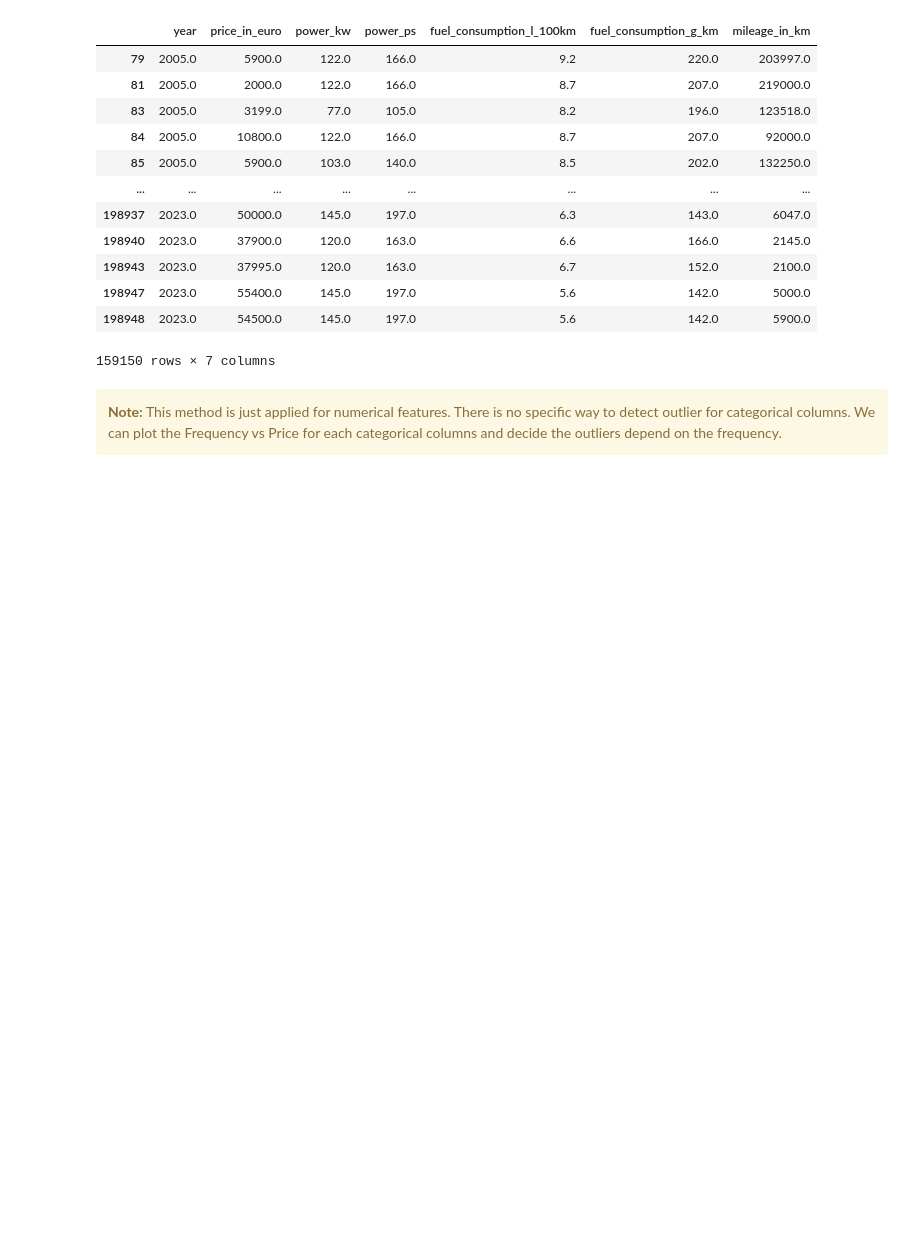
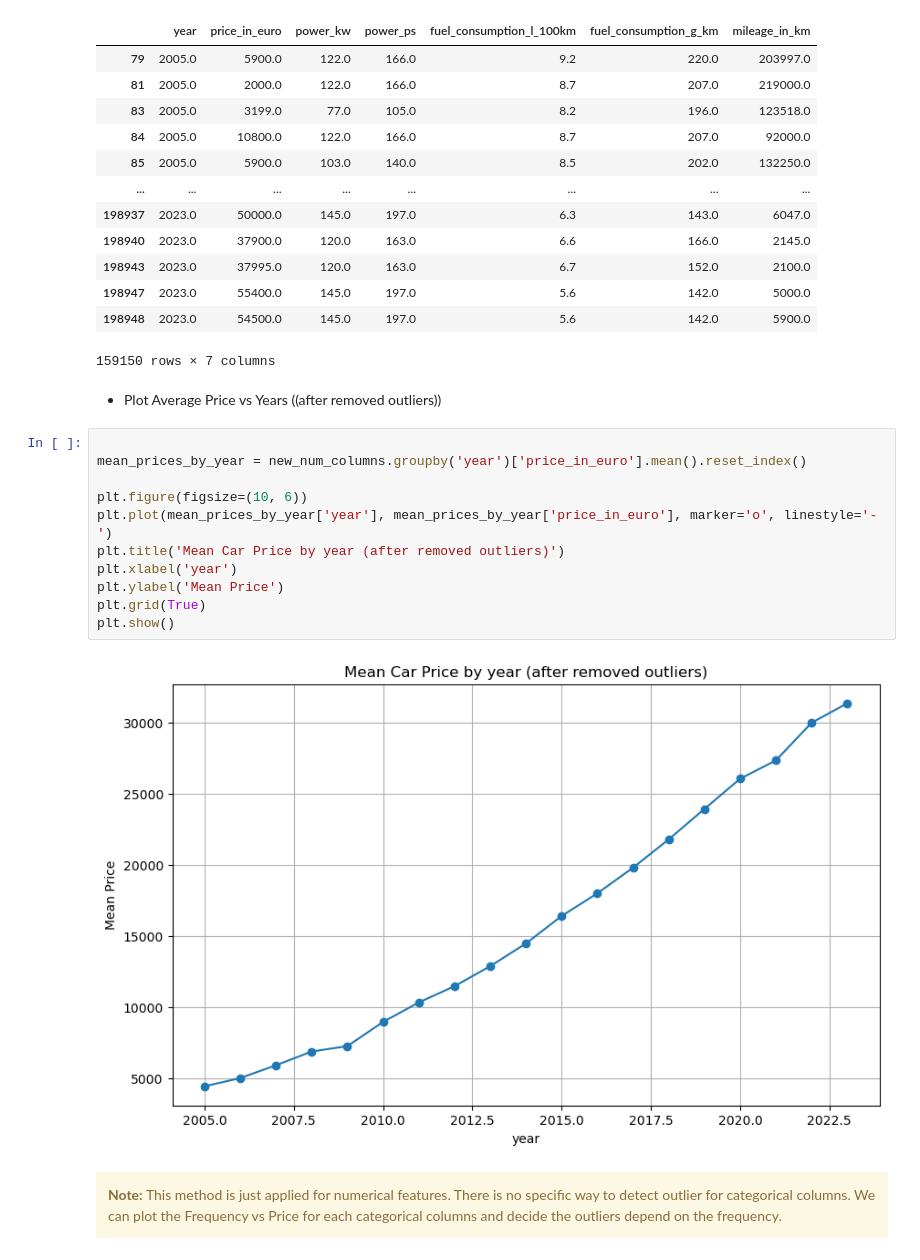
Before and after one commit to syl21b/Car-Price-Prediction, a Jupyter notebook: car-price-prediction.ipynb, the cells around one changed output. Cells and saved outputs as stored; diff of their text form; blank space fills up the shorter version.

```diff
--- a/car-price-prediction.ipynb
+++ b/car-price-prediction.ipynb
@@ -227,6 +245,21 @@ new_num_columns
 | 198947 | 2023.0 | 55400.0 | 145.0 | 197.0 | 5.6 | 142.0 | 5000.0 |
 | 198948 | 2023.0 | 54500.0 | 145.0 | 197.0 | 5.6 | 142.0 | 5900.0 |
 159150 rows × 7 columns
+# %% [markdown]
+* Plot Average Price vs Years ((after removed outliers))
+# %%
+
+mean_prices_by_year = new_num_columns.groupby('year')['price_in_euro'].mean().reset_index()
+
+plt.figure(figsize=(10, 6))
+plt.plot(mean_prices_by_year['year'], mean_prices_by_year['price_in_euro'], marker='o', linestyle='-')
+plt.title('Mean Car Price by year (after removed outliers)')
+plt.xlabel('year')
+plt.ylabel('Mean Price')
+plt.grid(True)
+plt.show()
+# %% [output]
+[figure, added]
 # %% [markdown]
 <div class="alert alert-block alert-warning">
 <b>Note:</b>  This method is just applied for numerical features. There is no specific way to detect outlier for categorical columns. We can plot the Frequency vs Price for each categorical columns and decide the outliers depend on the frequency.
```
Also changed, not shown: parts of 12 cells of this notebook.
